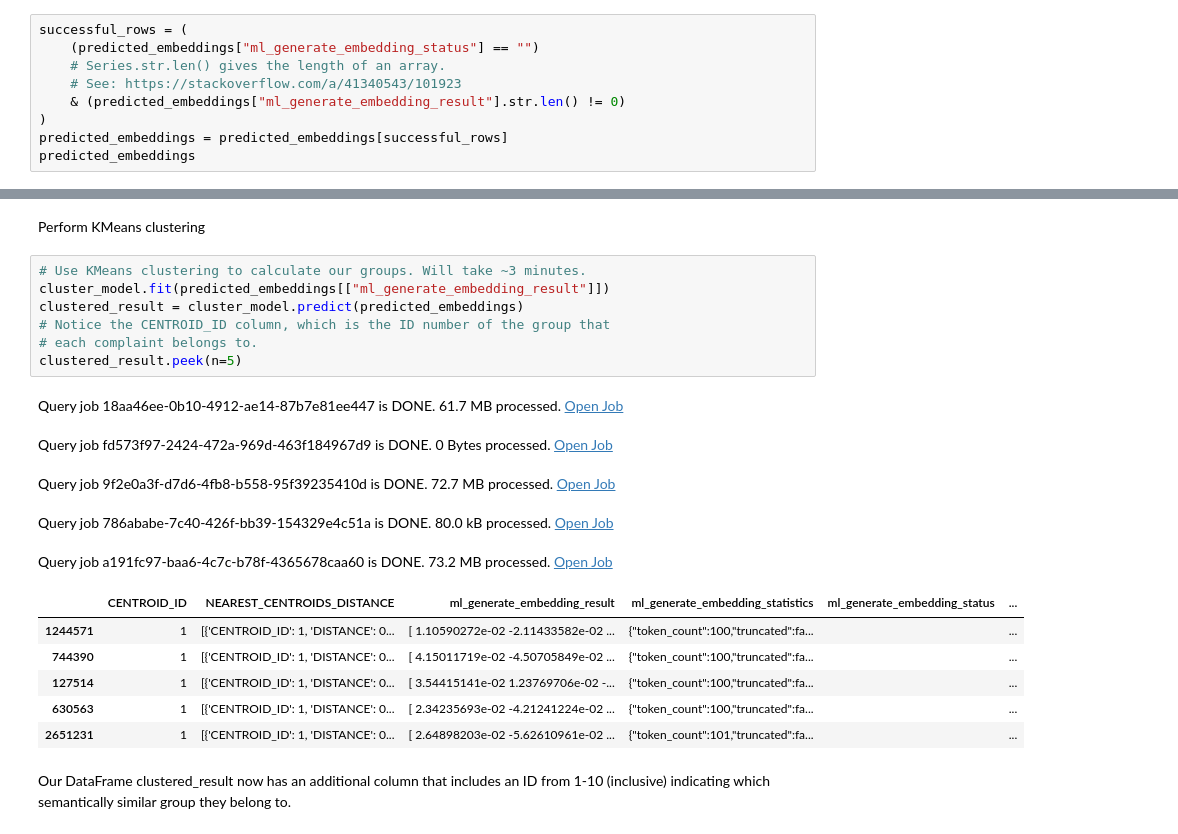
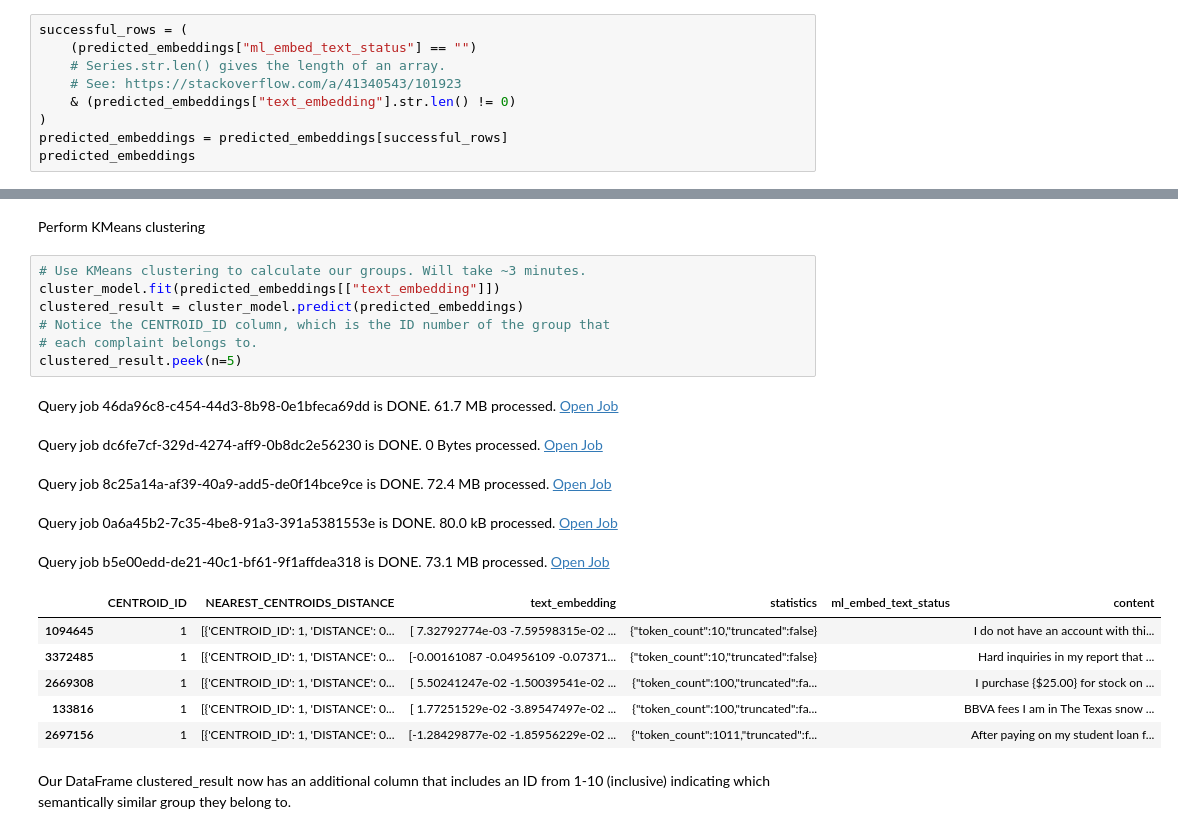
Before and after one commit to googleapis/python-bigquery-dataframes, a Jupyter notebook: notebooks/generative_ai/bq_dataframes_llm_kmeans.ipynb, the cells around one changed output, grey strips where cells are left out. Cells and saved outputs as stored; diff of their text form.

```diff
--- a/notebooks/generative_ai/bq_dataframes_llm_kmeans.ipynb
+++ b/notebooks/generative_ai/bq_dataframes_llm_kmeans.ipynb
@@ -189,10 +190,10 @@ Query job 1bad8ef3-8103-4a98-bec4-699d97673b9a is DONE. 72.0 MB processed. Open
 The model may have encountered errors while calculating embeddings for some rows. Filter out the errored rows before training the model. Alternatively, select these rows and retry the embeddings.
 # %%
 successful_rows = (
-    (predicted_embeddings["ml_generate_embedding_status"] == "")
+    (predicted_embeddings["ml_embed_text_status"] == "")
     # Series.str.len() gives the length of an array.
     # See: https://stackoverflow.com/a/41340543/101923
-    & (predicted_embeddings["ml_generate_embedding_result"].str.len() != 0)
+    & (predicted_embeddings["text_embedding"].str.len() != 0)
 )
 predicted_embeddings = predicted_embeddings[successful_rows]
 predicted_embeddings
@@ -230,23 +232,23 @@ cluster_model = KMeans(n_clusters=10) # We will divide our complaints into 10 gr
 Perform KMeans clustering
 # %%
 # Use KMeans clustering to calculate our groups. Will take ~3 minutes.
-cluster_model.fit(predicted_embeddings[["ml_generate_embedding_result"]])
+cluster_model.fit(predicted_embeddings[["text_embedding"]])
 clustered_result = cluster_model.predict(predicted_embeddings)
 # Notice the CENTROID_ID column, which is the ID number of the group that
 # each complaint belongs to.
 clustered_result.peek(n=5)
 # %% [output]
-Query job 18aa46ee-0b10-4912-ae14-87b7e81ee447 is DONE. 61.7 MB processed. Open Job
+Query job 46da96c8-c454-44d3-8b98-0e1bfeca69dd is DONE. 61.7 MB processed. Open Job
-Query job fd573f97-2424-472a-969d-463f184967d9 is DONE. 0 Bytes processed. Open Job
+Query job dc6fe7cf-329d-4274-aff9-0b8dc2e56230 is DONE. 0 Bytes processed. Open Job
-Query job 9f2e0a3f-d7d6-4fb8-b558-95f39235410d is DONE. 72.7 MB processed. Open Job
+Query job 8c25a14a-af39-40a9-add5-de0f14bce9ce is DONE. 72.4 MB processed. Open Job
-Query job 786ababe-7c40-426f-bb39-154329e4c51a is DONE. 80.0 kB processed. Open Job
+Query job 0a6a45b2-7c35-4be8-91a3-391a5381553e is DONE. 80.0 kB processed. Open Job
-Query job a191fc97-baa6-4c7c-b78f-4365678caa60 is DONE. 73.2 MB processed. Open Job
+Query job b5e00edd-de21-40c1-bf61-9f1affdea318 is DONE. 73.1 MB processed. Open Job
-|  | CENTROID_ID | NEAREST_CENTROIDS_DISTANCE | ml_generate_embedding_result | ml_generate_embedding_statistics | ml_generate_embedding_status | ... |
-| 1244571 | 1 | [{'CENTROID_ID': 1, 'DISTANCE': 0... | [ 1.10590272e-02 -2.11433582e-02 ... | {"token_count":100,"truncated":fa... |  | ... |
-| 744390 | 1 | [{'CENTROID_ID': 1, 'DISTANCE': 0... | [ 4.15011719e-02 -4.50705849e-02 ... | {"token_count":100,"truncated":fa... |  | ... |
-| 127514 | 1 | [{'CENTROID_ID': 1, 'DISTANCE': 0... | [ 3.54415141e-02 1.23769706e-02 -... | {"token_count":100,"truncated":fa... |  | ... |
-| 630563 | 1 | [{'CENTROID_ID': 1, 'DISTANCE': 0... | [ 2.34235693e-02 -4.21241224e-02 ... | {"token_count":100,"truncated":fa... |  | ... |
-| 2651231 | 1 | [{'CENTROID_ID': 1, 'DISTANCE': 0... | [ 2.64898203e-02 -5.62610961e-02 ... | {"token_count":101,"truncated":fa... |  | ... |
+|  | CENTROID_ID | NEAREST_CENTROIDS_DISTANCE | text_embedding | statistics | ml_embed_text_status | content |
+| 1094645 | 1 | [{'CENTROID_ID': 1, 'DISTANCE': 0... | [ 7.32792774e-03 -7.59598315e-02 ... | {"token_count":10,"truncated":false} |  | I do not have an account with thi... |
+| 3372485 | 1 | [{'CENTROID_ID': 1, 'DISTANCE': 0... | [-0.00161087 -0.04956109 -0.07371... | {"token_count":10,"truncated":false} |  | Hard inquiries in my report that ... |
+| 2669308 | 1 | [{'CENTROID_ID': 1, 'DISTANCE': 0... | [ 5.50241247e-02 -1.50039541e-02 ... | {"token_count":100,"truncated":fa... |  | I purchase {$25.00} for stock on ... |
+| 133816 | 1 | [{'CENTROID_ID': 1, 'DISTANCE': 0... | [ 1.77251529e-02 -3.89547497e-02 ... | {"token_count":100,"truncated":fa... |  | BBVA fees I am in The Texas snow ... |
+| 2697156 | 1 | [{'CENTROID_ID': 1, 'DISTANCE': 0... | [-1.28429877e-02 -1.85956229e-02 ... | {"token_count":1011,"truncated":f... |  | After paying on my student loan f... |
 # %% [markdown]
 Our DataFrame clustered_result now has an additional column that includes an ID from 1-10 (inclusive) indicating which semantically similar group they belong to.
 # %% [markdown]
```
Also changed, not shown: parts of 9 cells of this notebook, 2 other files.
